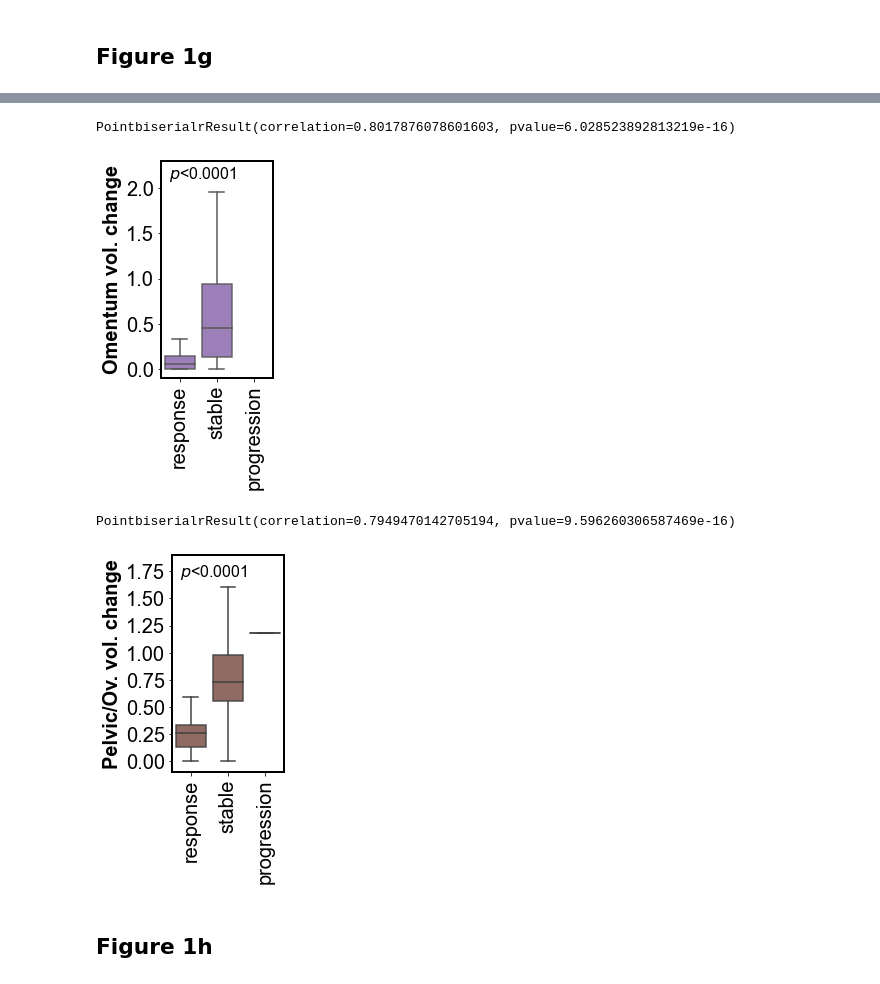
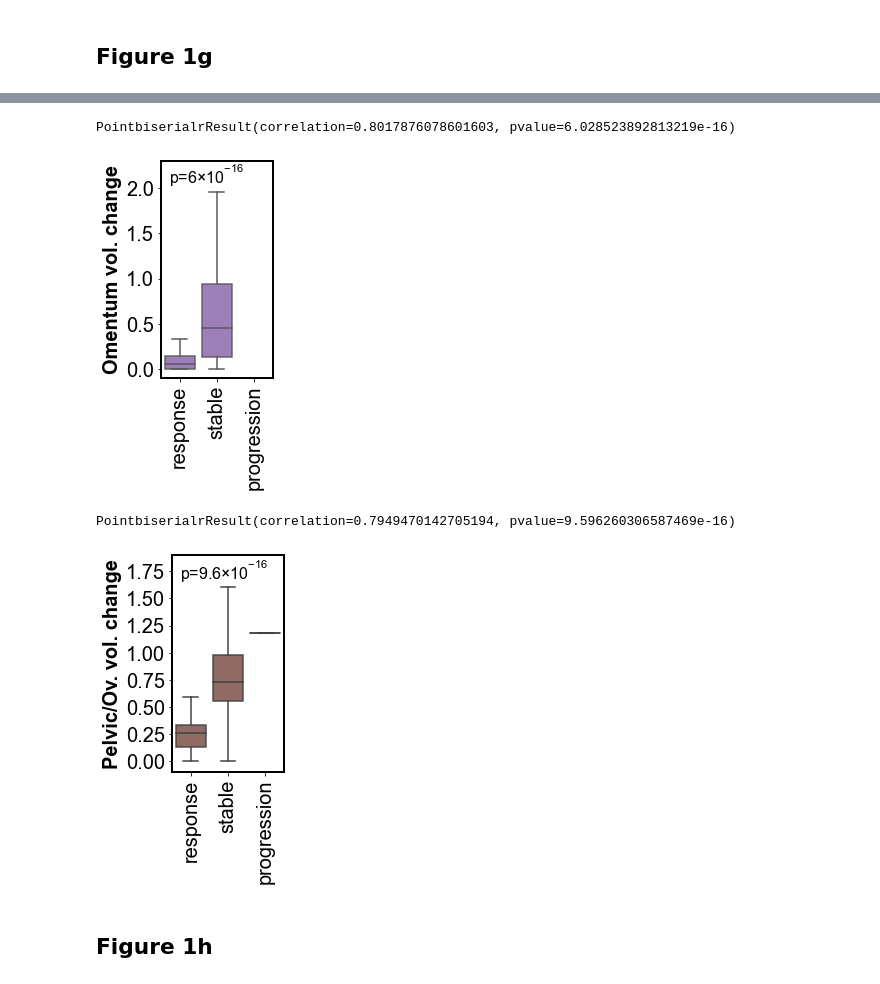
Before and after one commit to micrisor/OvarianIntegration, a Jupyter notebook: figures/Figure_1.ipynb, the cells around one changed output, grey strips where cells are left out. Saved outputs shown, nothing was run; the diff lists cells and outputs as text; code cells hidden in the pictures.

```diff
--- a/figures/Figure_1.ipynb
+++ b/figures/Figure_1.ipynb
@@ -12,6 +12,8 @@ import warnings
 rcParams['font.family'] = 'sans-serif'
 rcParams['font.sans-serif'] = ['Arial']
 rcParams['font.size'] = 16
+rcParams['mathtext.fontset'] = 'custom'
+rcParams['mathtext.rm'] = 'Arial'
 rcParams['axes.linewidth'] = 2
 rcParams['grid.linewidth'] = 2
 rcParams['grid.color'] = 'gainsboro'
@@ -41,6 +43,14 @@ reg_dic = {'0':'Liver mets',
 '16':'LN chest',
 '17':'LN inguinal',
 '18':'Lung nodule'}
+# %%
+def latex_float(f):
+    float_str = "{0:.2g}".format(f)
+    if "e" in float_str:
+        base, exponent = float_str.split("e")
+        return r"{0}$\times$10$^{{{1}}}$".format(base, int(exponent))
+    else:
+        return float_str
 # %%
 df_in = pd.read_csv('../prediction/inputs/training_df.csv')
 # %%
@@ -216,37 +232,38 @@ PointbiserialrResult(correlation=0.7884002096711, pvalue=2.0267090405640948e-16)
 # %%
 df_om = df[~np.isnan(df['om_vol_change'])]
 
 df_pbs_om = df_om.copy()
 df_pbs_om['recist_num'] = df_pbs_om['response_volume']
 df_pbs_om['recist_num'].replace('response',1,inplace=True)
 df_pbs_om['recist_num'].replace('stable',2,inplace=True)
 df_pbs_om['recist_num'].replace('progression',3,inplace=True)
 pbs = pointbiserialr(df_pbs_om['recist_num'], df_pbs_om['rel_vol_change'])
 print(pbs)
 
 plt.figure(figsize=(2,4))
 sns.boxplot(data=df_om, x='response_volume', y='om_vol_change', fliersize=0, boxprops=dict(alpha=.9), color='C4')
 plt.ylim([-0.1,2.3])
 plt.yticks(size=20)
 plt.xticks(size=20)
 plt.xticks(rotation=90)
 plt.ylabel('Omentum vol. change')
 plt.xlabel('')
 
-if pbs.pvalue<0.0001:
-    plt.text(-0.3, 2.1, '$p$<0.0001', size=16)
-else:
-    plt.text(-0.3, 2.1, '$p$={:.2f}'.format(pbs.pvalue), size=16)
+plt.text(-0.3, 2.05, 'p={}'.format(latex_float(pbs.pvalue)), size=16)
 
+#if pbs.pvalue<0.0001:
+#    plt.text(-0.3, 2.1, '$p$<0.0001', size=16)
+#else:
+#    plt.text(-0.3, 2.1, '$p$={:.2f}'.format(pbs.pvalue), size=16)
 
 plt.show()
 
 
 # Print source data
-df[['response_volume', 'om_vol_change']].to_csv('source-data/figure_1g_omentum.txt')
+df[['response_volume', 'om_vol_change']].to_csv('data-export/figure_1g_omentum.txt')
 # %% [output]
 PointbiserialrResult(correlation=0.8017876078601603, pvalue=6.028523892813219e-16)
-[figure, old version]
+[figure, new version]
 # %%
 df_pod = df[~np.isnan(df['pod_vol_change'])]
 
@@ -267,19 +284,22 @@ plt.xticks(rotation=90)
 plt.ylabel('Pelvic/Ov. vol. change')
 plt.xlabel('')
 
-if pbs.pvalue<0.0001:
-    plt.text(-0.3, 1.7, '$p$<0.0001', size=16)
-else:
-    plt.text(-0.3, 1.7, '$p$={:.2f}'.format(pbs.pvalue), size=16)
+plt.text(-0.3, 1.67, 'p={}'.format(latex_float(pbs.pvalue)), size=16)
+
+
+#if pbs.pvalue<0.0001:
+#    plt.text(-0.3, 1.7, '$p$<0.0001', size=16)
+#else:
+#    plt.text(-0.3, 1.7, '$p$={:.2f}'.format(pbs.pvalue), size=16)
 
 
 plt.show()
 
 # Print source data
-df[['response_volume', 'pod_vol_change']].to_csv('source-data/figure_1g_pod.txt')
+df[['response_volume', 'pod_vol_change']].to_csv('data-export/figure_1g_pod.txt')
 # %% [output]
 PointbiserialrResult(correlation=0.7949470142705194, pvalue=9.596260306587469e-16)
-[figure, old version]
+[figure, new version]
 # %% [markdown]
 ## Figure 1h
 # %%
```
Also changed, not shown: parts of 7 cells of this notebook, 29 other files.
